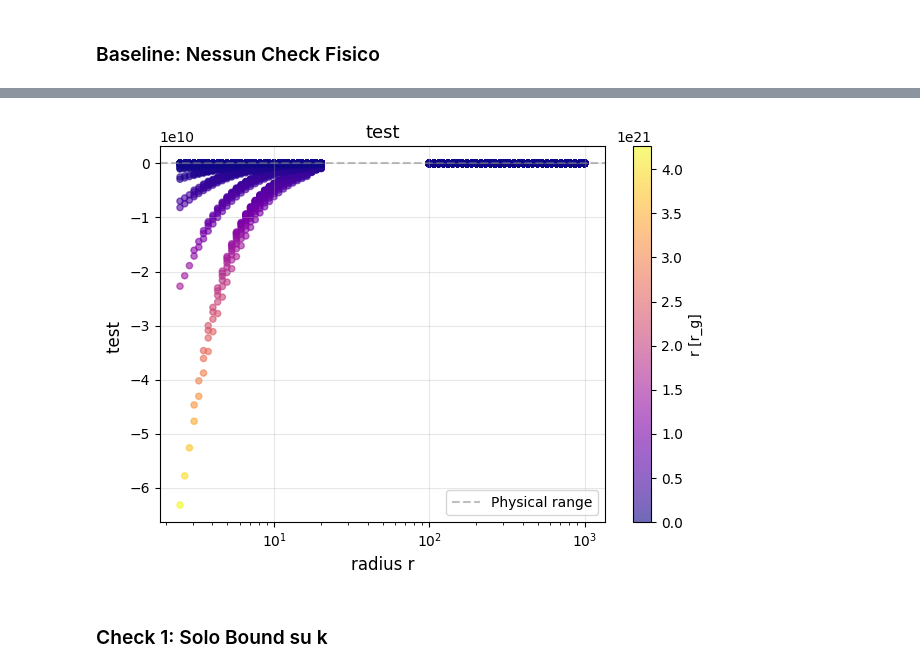
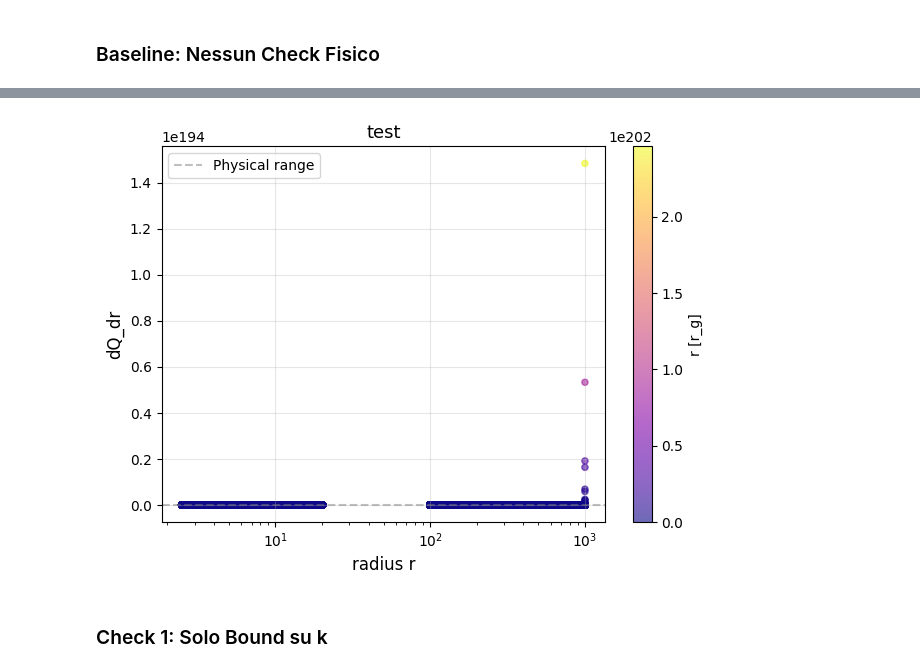
Before and after one commit to mauroghira/iuss_thesis, a Jupyter notebook: AEI.ipynb, the cells around one changed output, grey strips where cells are left out. Saved outputs shown, nothing was run; the diff lists cells and outputs as text; code cells hidden in the pictures.

```diff
--- a/AEI.ipynb
+++ b/AEI.ipynb
@@ -37,6 +37,7 @@ from plts_funcs import *
 mm = 1
 alp = 0.5
 hor = 0.05
+ksign = True
 # %% [markdown]
 ### Profili Radiali
 # %%
@@ -376,7 +378,7 @@ def find_rossby_matches(param_dict, use_k_plus=True,
     k_sols = solve_k_rossby(r, a, B00, Sigma0, alpha_exp, m=m, hr=hr)
 
     # Choose which solution to use
-    k = k_sols['k_plus'] if use_k_plus else k_sols['k_minus']
+    k = k_sols['k_plus'] if use_k_plus else -k_sols['k_minus']
 
     # Build mask
     mask = k_sols['valid']
@@ -515,7 +517,7 @@ print("=" * 80)
 print("BASELINE: Nessun check fisico (solo validità matematica e ISCO)")
 print("=" * 80)
 
-df_baseline = find_rossby_matches(params, use_k_plus=True,
+df_baseline = find_rossby_matches(params, use_k_plus=ksign,
                                   check_k=False, check_beta=False, check_shear=False)
 
 plot_standard_4panels(df_baseline, "Baseline - ")
@@ -534,22 +536,24 @@ Baseline - Statistiche:
 # %%
 # plotto punti in funzione del raggio, colori dan intensità campo magnetico
+test = "dQ_dr"
 
 if len(df_baseline) > 0:
-    sc3 = plt.scatter(df_baseline['r'], df_baseline['dQ_dr'], c=df_baseline['beta'],
+    sc3 = plt.scatter(df_baseline['r'], df_baseline[test], c=df_baseline['beta'],
                              alpha=0.6, cmap='plasma', s=20)
     plt.xlabel('radius r', fontsize=12)
-    plt.ylabel('test ', fontsize=12)
+    plt.ylabel(f'{test}', fontsize=12)
     plt.xscale('log')
+    #plt.yscale('log')
     plt.title(f'test', fontsize=13)
     plt.axhline(1, ls='--', c='gray', alpha=0.5, label='Physical range')
     plt.grid(True, alpha=0.3)
     plt.legend()
     plt.colorbar(sc3, label='r [r_g]')
 
     plt.tight_layout()
     plt.show()
 # %% [output]
-[figure, old version]
+[figure, new version]
 # %% [markdown]
 ### Check 1: Solo Bound su k
 # %%
```
Also changed, not shown: parts of 12 cells of this notebook.
